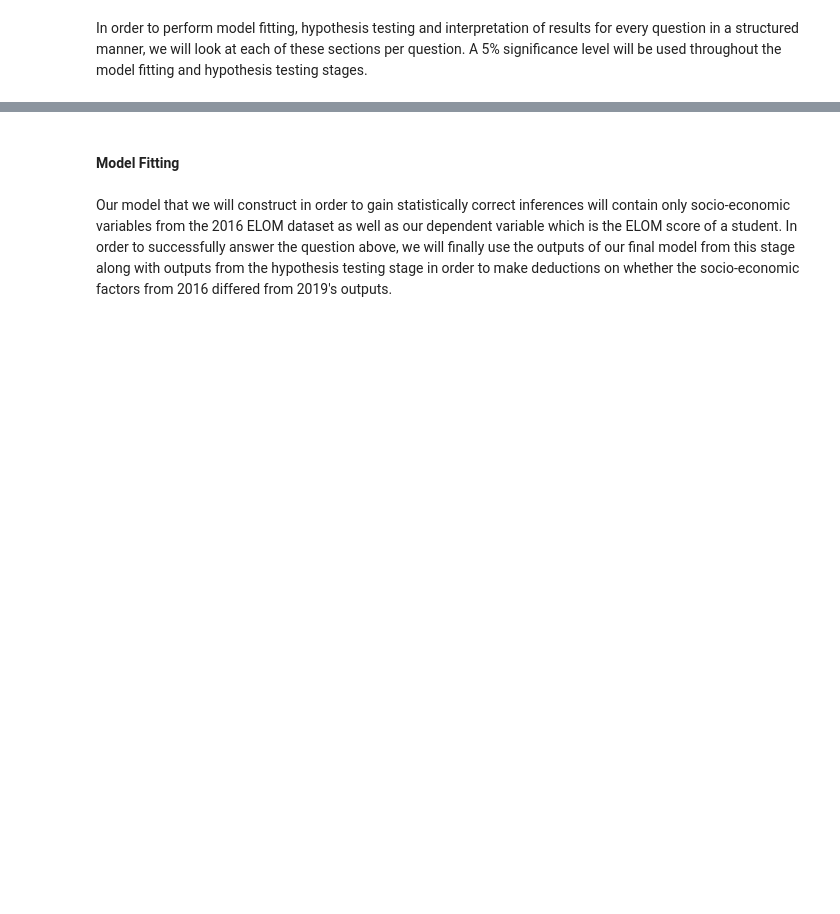
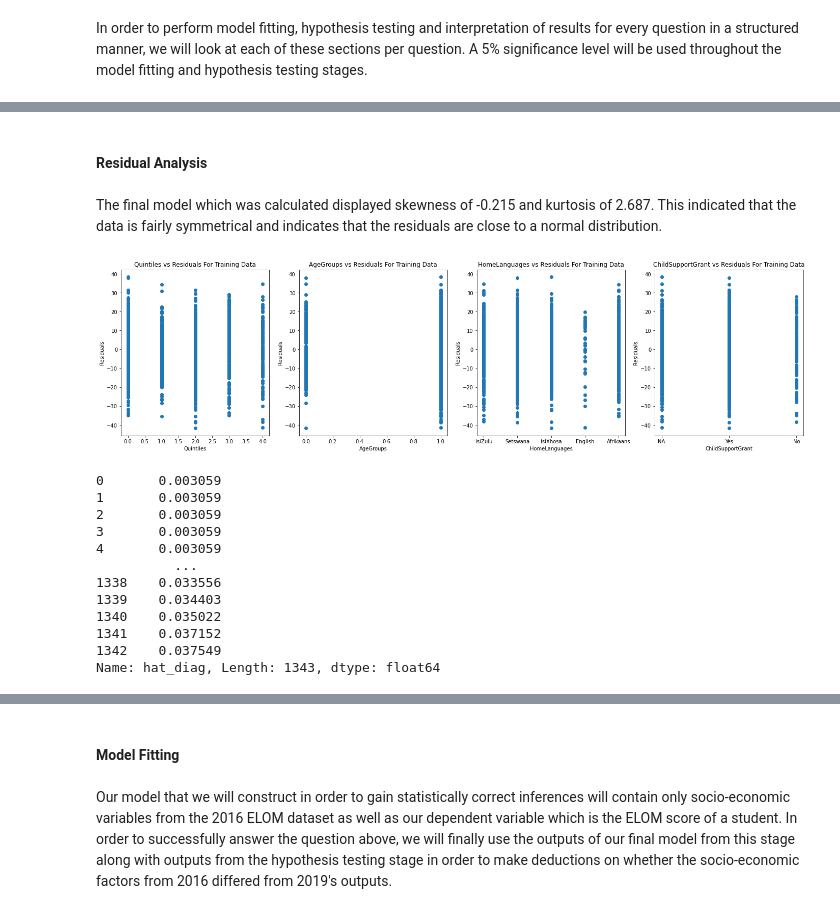
Before and after one commit to bongo1007/DAE, a Jupyter notebook: Project.ipynb, the cells around one changed output, grey strips where cells are left out. Cells and saved outputs as stored; diff of their text form; code cells hidden in the pictures; blank space fills up the shorter version.

```diff
--- a/Project.ipynb
+++ b/Project.ipynb
@@ -617,0 +715,10 @@ In order to perform model fitting, hypothesis testing and interpretation of resu
+# %%
+df2019['ChildSupportGrant'] = df2019['ChildSupportGrant'].replace('Do Not Know', 'NA')
+df2019_trainQ1 = pd.get_dummies(df2019_trainQ1,drop_first=True)
+df2019_testQ1 = pd.get_dummies(df2019_testQ1,drop_first=True)
+# %%
+df2019_trainQ1 = df2019_trainQ1.reset_index(drop=True)
+display(df2019_trainQ1.head())
+
+df2019_testQ1 = df2019_testQ1.reset_index(drop=True)
+display(df2019_testQ1.head())
@@ -617,0 +837,2 @@ In order to perform model fitting, hypothesis testing and interpretation of resu
+# %%
+fitFinalQ1 = smf.ols(formula="total~Quintile+AgeGroup+HomeLanguage_Afrikaans+HomeLanguage_Setswana+HomeLanguage_isiZulu+HomeLanguage_isiXhosa+ChildSupportGrant_No+ChildSupportGrant_NA",data=df2019_trainQ1).fit()
@@ -617,0 +868,50 @@ In order to perform model fitting, hypothesis testing and interpretation of resu
+# %% [markdown]
+#### Residual Analysis
+# %% [markdown]
+The final model which was calculated displayed skewness of -0.215 and kurtosis of 2.687. This indicated that the data is fairly symmetrical and indicates that the residuals are close to a normal distribution.
+# %%
+# Extracting residuals on our training set which will be used in the analysis below.
+residualsQ1 = fitFinalQ1.resid
+# %%
+# TODO: Plot residuals against dependent variables
+plt.figure(figsize=(24,6))
+plt.subplot(141)
+plt.title('Quintiles vs Residuals For Training Data')
+plt.xlabel('Quintiles')
+plt.ylabel('Residuals')
+plt.scatter(df2019_trainQ1.Quintile,residualsQ1)
+plt.subplot(142)
+plt.title('AgeGroups vs Residuals For Training Data')
+plt.xlabel('AgeGroups')
+plt.ylabel('Residuals')
+plt.scatter(df2019_trainQ1.AgeGroup,residualsQ1)
+plt.subplot(143)
+plt.title('HomeLanguages vs Residuals For Training Data')
+plt.xlabel('HomeLanguages')
+plt.ylabel('Residuals')
+plt.scatter(df2019_HL,residualsQ1)
+plt.subplot(144)
+plt.title('ChildSupportGrant vs Residuals For Training Data')
+plt.xlabel('ChildSupportGrant')
+plt.ylabel('Residuals')
+plt.scatter(df2019_CSG,residualsQ1)
+
+plt.show()
+## check for outliers
+influence_points = fitFinalQ1.get_influence().summary_frame().sort_values(by='hat_diag')
+influence_points = influence_points.reset_index(drop=True)
+display(influence_points.hat_diag)
+# %% [output]
+[figure, added]
+0       0.003059
+1       0.003059
+2       0.003059
+3       0.003059
+4       0.003059
+          ...
+1338    0.033556
+1339    0.034403
+1340    0.035022
+1341    0.037152
+1342    0.037549
+Name: hat_diag, Length: 1343, dtype: float64
```
Also changed, not shown: parts of 33 cells of this notebook.
